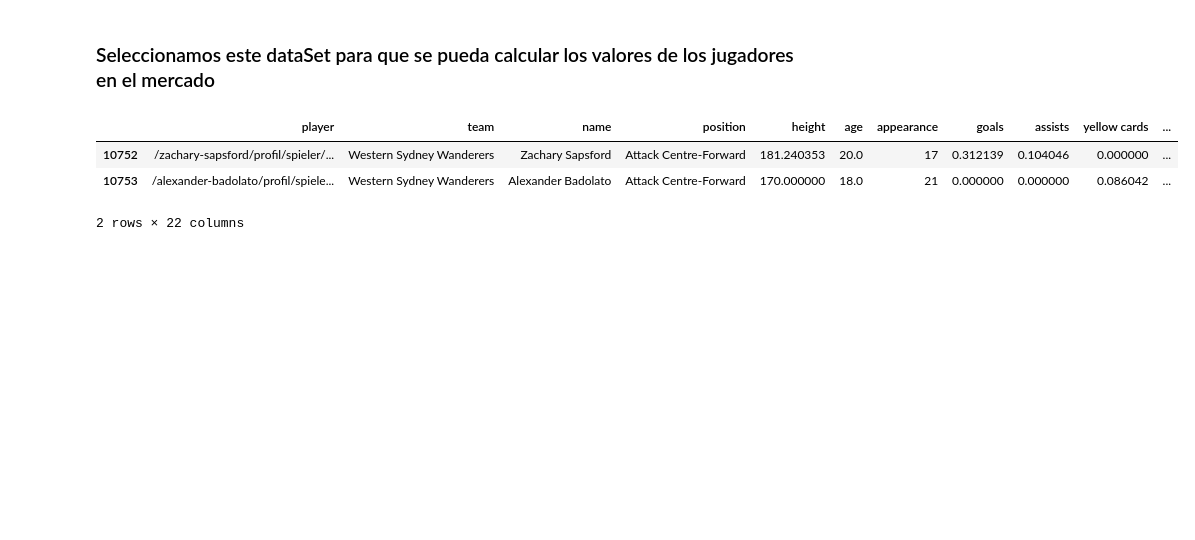
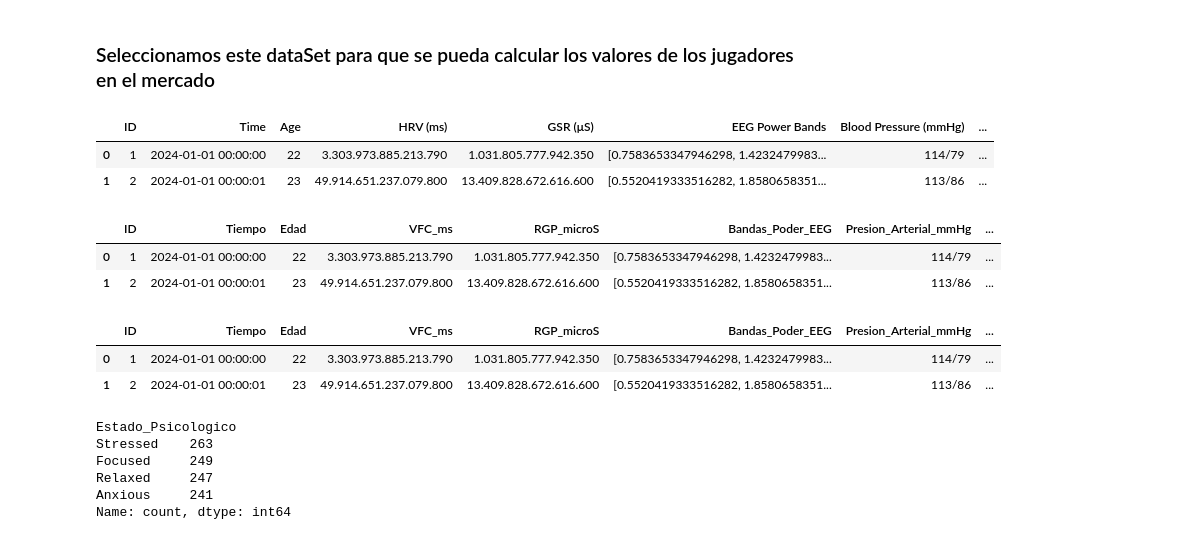
Before and after one commit to Emiliojoa/tlp3-Tp-Final, a Jupyter notebook: main.ipynb, the cells around one changed output. Drawn from its saved outputs; the diff is of its cells as text; code cells hidden in the pictures; blank space fills up the shorter version.

```diff
--- a/main.ipynb
+++ b/main.ipynb
@@ -5,8 +7,43 @@ import pandas as pd
 # %%
-df=pd.read_csv("final_data_jugadores.csv", index_col=False)
-df.tail(2)
+df=pd.read_csv("estado-animo.csv")
+df.head(2)
 # %% [output]
-|  | player | team | name | position | height | age | appearance | goals | assists | yellow cards | ... |
-| 10752 | /zachary-sapsford/profil/spieler/... | Western Sydney Wanderers | Zachary Sapsford | Attack Centre-Forward | 181.240353 | 20.0 | 17 | 0.312139 | 0.104046 | 0.000000 | ... |
-| 10753 | /alexander-badolato/profil/spiele... | Western Sydney Wanderers | Alexander Badolato | Attack Centre-Forward | 170.000000 | 18.0 | 21 | 0.000000 | 0.000000 | 0.086042 | ... |
+|  | ID | Time | Age | HRV (ms) | GSR (μS) | EEG Power Bands | Blood Pressure (mmHg) | ... |
+| 0 | 1 | 2024-01-01 00:00:00 | 22 | 3.303.973.885.213.790 | 1.031.805.777.942.350 | [0.7583653347946298, 1.4232479983... | 114/79 | ... |
+| 1 | 2 | 2024-01-01 00:00:01 | 23 | 49.914.651.237.079.800 | 13.409.828.672.616.600 | [0.5520419333516282, 1.8580658351... | 113/86 | ... |
-2 rows × 22 columns
+# %%
+traduccion_estado_animo = {
+    'ID': 'ID',
+    'Time': 'Tiempo',
+    'Age': 'Edad',
+    'HRV (ms)': 'VFC_ms',  # Variabilidad de Frecuencia Cardíaca en milisegundos
+    'GSR (μS)': 'RGP_microS',  # Respuesta Galvánica de la Piel en microSiemens
+    'EEG Power Bands': 'Bandas_Poder_EEG',
+    'Blood Pressure (mmHg)': 'Presion_Arterial_mmHg',
+    'Oxygen Saturation (%)': 'Saturacion_Oxigeno_porcentaje',
+    'Heart Rate (BPM)': 'Frecuencia_Cardiaca_BPM',
+    'Ambient Noise (dB)': 'Ruido_Ambiental_dB',
+    'Cognitive Load': 'Carga_Cognitiva',
+    'Mood State': 'Estado_Animo',
+    'Psychological State': 'Estado_Psicologico',
+    'Respiration Rate (BPM)': 'Frecuencia_Respiratoria_BPM',
+    'Skin Temp (°C)': 'Temperatura_Piel_Celsius',
+    'Focus Duration (s)': 'Duracion_Enfoque_segundos',
+    'Task Type': 'Tipo_Tarea',
+    'Gender': 'Genero'
+}
+
+# Aplicar la traducción a tu dataset
+df_renombrado_animo = df.rename(columns=traduccion_estado_animo)
+df_renombrado_animo.head(2)
+# %% [output]
+|  | ID | Tiempo | Edad | VFC_ms | RGP_microS | Bandas_Poder_EEG | Presion_Arterial_mmHg | ... |
+| 0 | 1 | 2024-01-01 00:00:00 | 22 | 3.303.973.885.213.790 | 1.031.805.777.942.350 | [0.7583653347946298, 1.4232479983... | 114/79 | ... |
+| 1 | 2 | 2024-01-01 00:00:01 | 23 | 49.914.651.237.079.800 | 13.409.828.672.616.600 | [0.5520419333516282, 1.8580658351... | 113/86 | ... |
+# %%
+df_renombrado_animo[['presion_sistolica', 'presion_diastolica']] = df_renombrado_animo['Presion_Arterial_mmHg'].str.split('/', expand=True).astype(int)
+df_renombrado_animo.head(2)
+# %% [output]
+|  | ID | Tiempo | Edad | VFC_ms | RGP_microS | Bandas_Poder_EEG | Presion_Arterial_mmHg | ... |
+| 0 | 1 | 2024-01-01 00:00:00 | 22 | 3.303.973.885.213.790 | 1.031.805.777.942.350 | [0.7583653347946298, 1.4232479983... | 114/79 | ... |
+| 1 | 2 | 2024-01-01 00:00:01 | 23 | 49.914.651.237.079.800 | 13.409.828.672.616.600 | [0.5520419333516282, 1.8580658351... | 113/86 | ... |
@@ -12,0 +53,9 @@ df.tail(2)
+# %%
+df_renombrado_animo["Estado_Psicologico"].value_counts()
+# %% [output]
+Estado_Psicologico
+Stressed    263
+Focused     249
+Relaxed     247
+Anxious     241
+Name: count, dtype: int64
```
Also changed, not shown: parts of 8 cells of this notebook, 1 other file.
